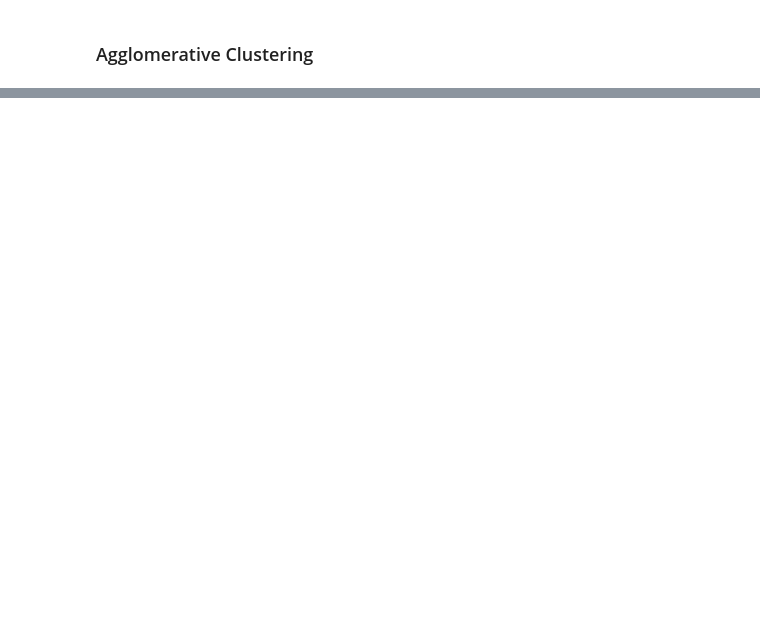
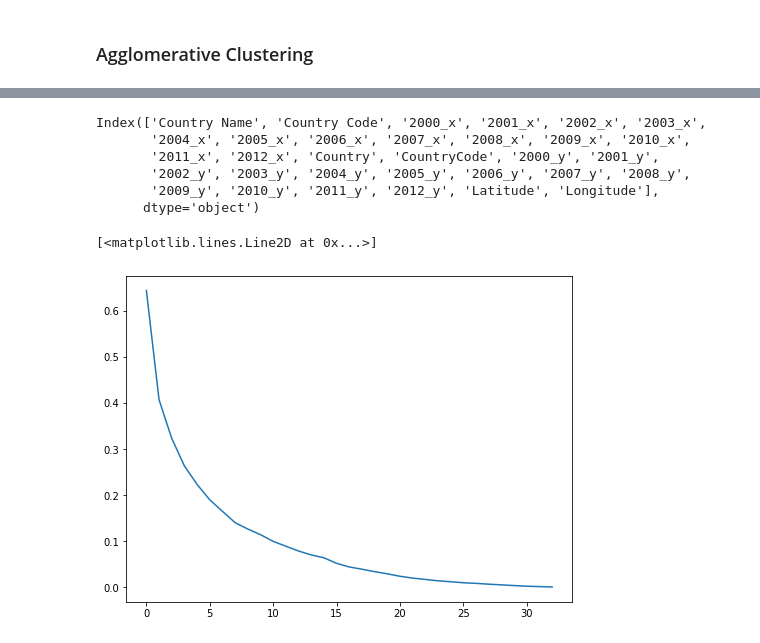
Before and after one commit to thilankam/MalariaAnalysis, a Jupyter notebook: Notebooks/Clustering countries.ipynb, the cells around one changed output, grey strips where cells are left out. Saved outputs shown, nothing was run; the diff lists cells and outputs as text; code cells hidden in the pictures; blank space fills up the shorter version.

```diff
--- a/Notebooks/Clustering countries.ipynb
+++ b/Notebooks/Clustering countries.ipynb
@@ -135,0 +137,8 @@ fig.show()
+# %%
+gdp_data = pd.read_csv("../data/gdp/gdp.csv", skiprows=4)
+gdp_data = gdp_data[["Country Name", "Country Code",
+          "2000", "2001", "2002", "2003",
+          "2004", "2005", "2006", "2007",
+          "2008", "2009", "2010", "2011", "2012"]]
+gdp_data = gdp_data.dropna()
+gdp_data.head()
@@ -135,0 +152,28 @@ fig.show()
+# %%
+res = gdp_data.merge(malaria_deaths, how = 'inner', left_on = 'Country Code', right_on = 'CountryCode')
+res.columns
+# %% [output]
+Index(['Country Name', 'Country Code', '2000_x', '2001_x', '2002_x', '2003_x',
+       '2004_x', '2005_x', '2006_x', '2007_x', '2008_x', '2009_x', '2010_x',
+       '2011_x', '2012_x', 'Country', 'CountryCode', '2000_y', '2001_y',
+       '2002_y', '2003_y', '2004_y', '2005_y', '2006_y', '2007_y', '2008_y',
+       '2009_y', '2010_y', '2011_y', '2012_y', 'Latitude', 'Longitude'],
+      dtype='object')
+# %%
+gdp_normalized = pd.DataFrame(normalize(res.iloc[:, 2:15]))
+gdp_normalized["Country"] = res["Country Name"]
+gdp_normalized["Latitude"] = res["Latitude"]
+gdp_normalized["Longitude"] = res["Longitude"]
+# %%
+inertia = []
+
+for cluster_count in range(1, gdp_normalized.shape[0]):
+    kmeans = KMeans(cluster_count, init = 'k-means++', random_state = 42)
+    kmeans.fit(gdp_normalized.iloc[:, :-3])
+    inertia.append(kmeans.inertia_)
+
+plt.figure(figsize = (8, 6))
+plt.plot(inertia)
+# %% [output]
+[<matplotlib.lines.Line2D at 0x...>]
+[figure, added]
```
Also changed, not shown: parts of 6 cells of this notebook, 1 other file.
